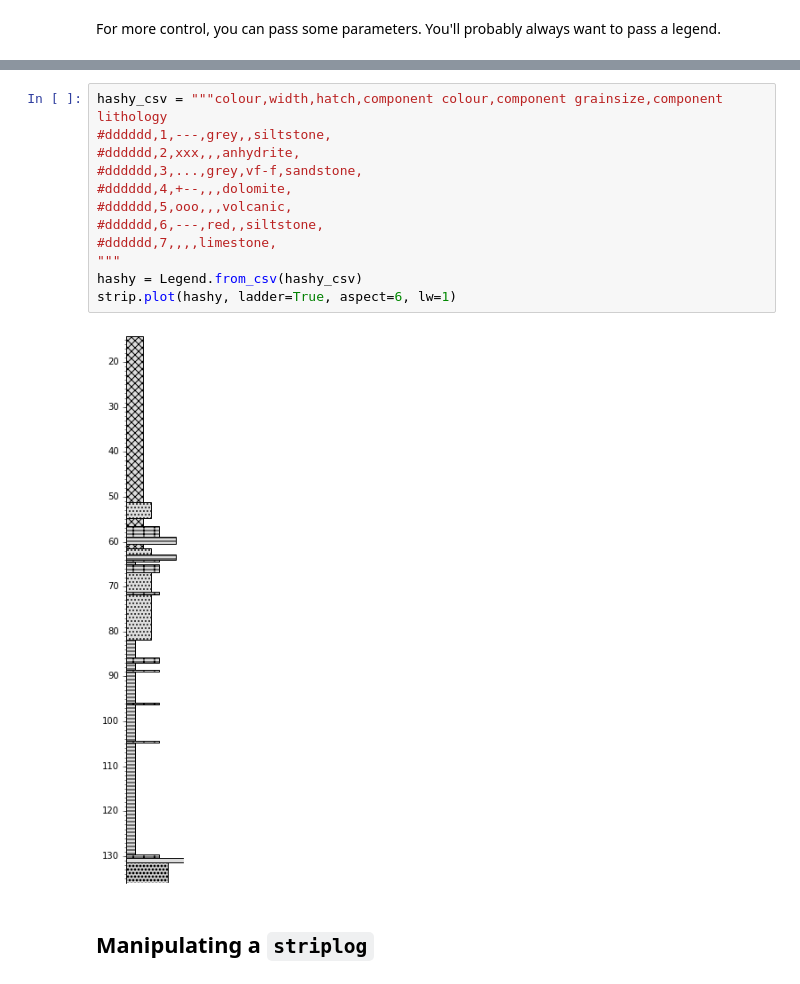
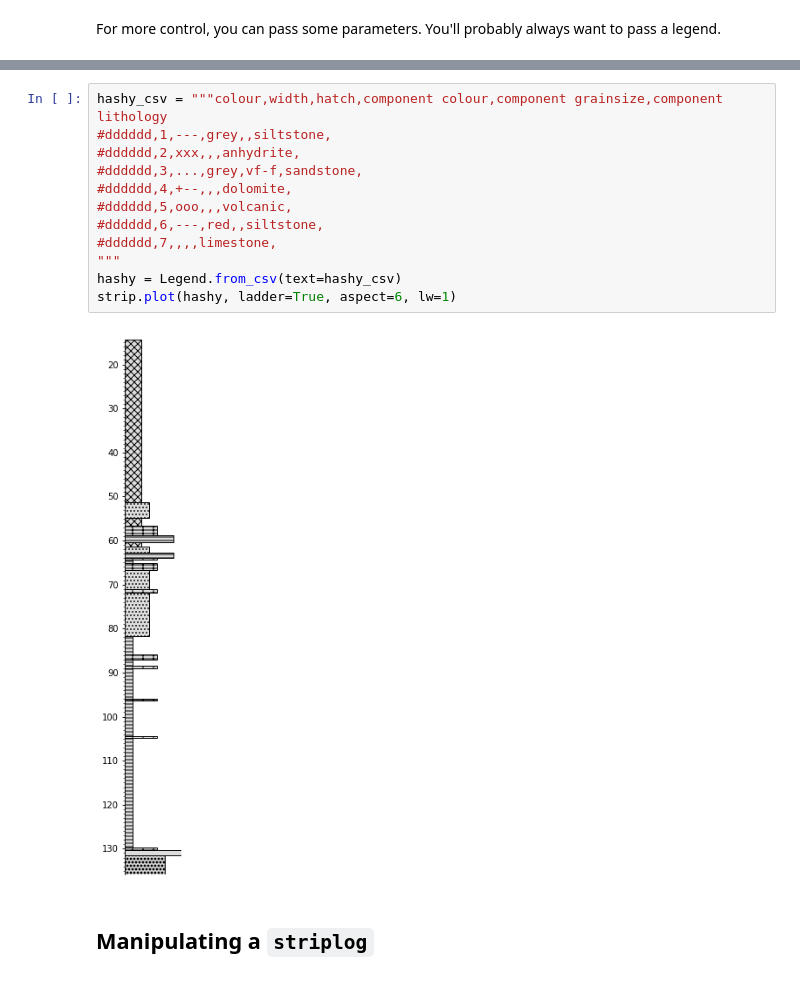
Before and after one commit to agilescientific/striplog, a Jupyter notebook: tutorial/Striplog_basics.ipynb, the cells around one changed output, grey strips where cells are left out. Saved outputs shown, nothing was run; the diff lists cells and outputs as text.

```diff
--- a/tutorial/Striplog_basics.ipynb
+++ b/tutorial/Striplog_basics.ipynb
@@ -103,17 +108,17 @@ strip.plot(legend, ladder=True, aspect=5, ticks=5)
 # %%
 hashy_csv = """colour,width,hatch,component colour,component grainsize,component lithology
 #dddddd,1,---,grey,,siltstone,
 #dddddd,2,xxx,,,anhydrite,
 #dddddd,3,...,grey,vf-f,sandstone,
 #dddddd,4,+--,,,dolomite,
 #dddddd,5,ooo,,,volcanic,
 #dddddd,6,---,red,,siltstone,
 #dddddd,7,,,,limestone,
 """
-hashy = Legend.from_csv(hashy_csv)
+hashy = Legend.from_csv(text=hashy_csv)
 strip.plot(hashy, ladder=True, aspect=6, lw=1)
 # %% [output]
-[figure, old version]
+[figure, new version]
 # %% [markdown]
 ## Manipulating a `striplog`
 # %% [markdown]
```
Also changed, not shown: parts of 17 cells of this notebook, 4 other files.
